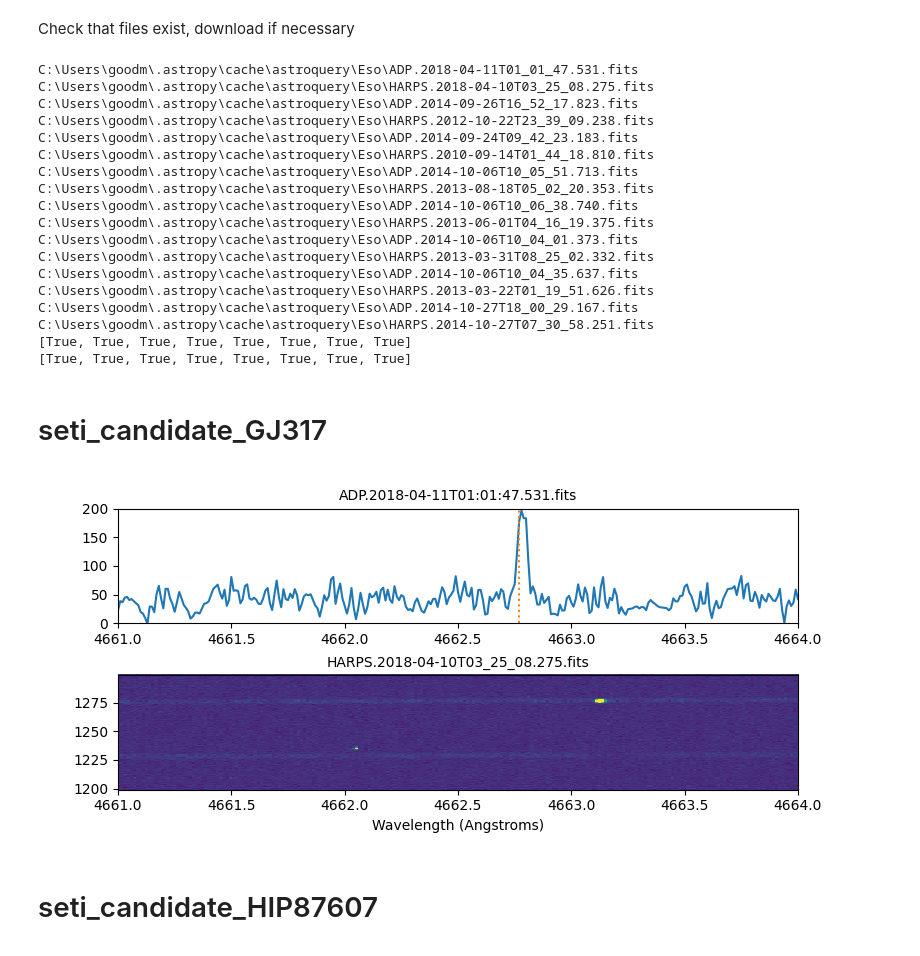
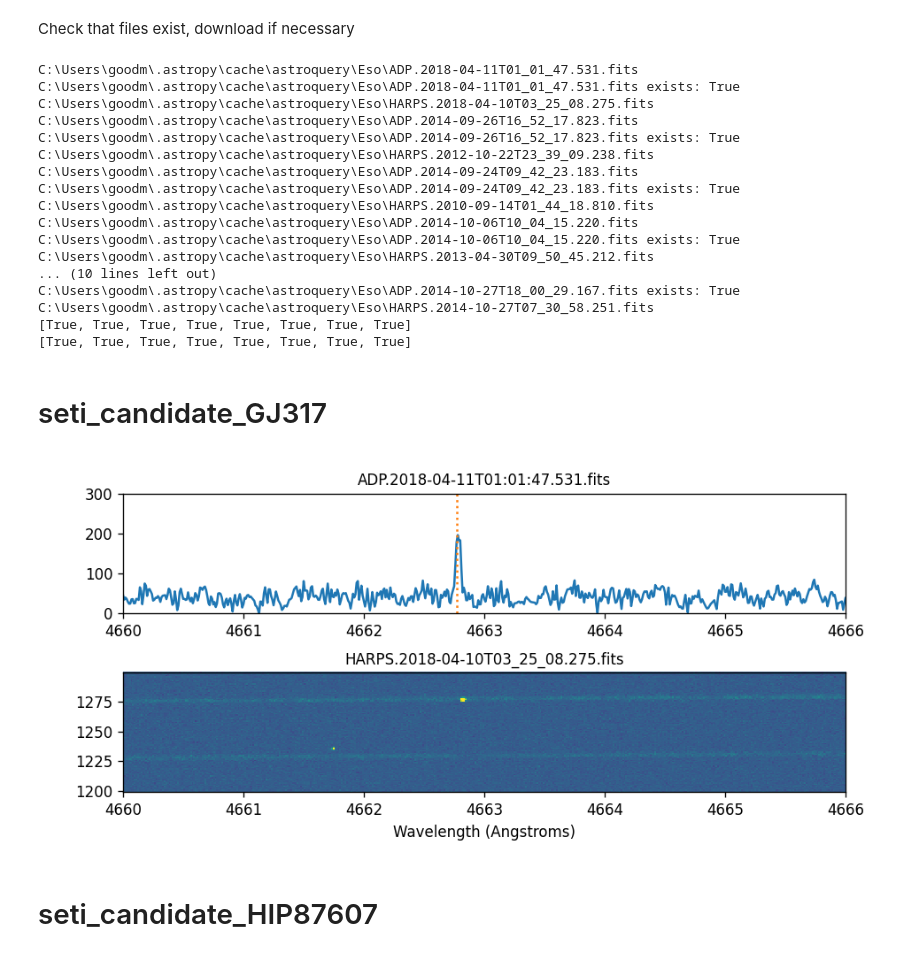
Before and after one commit to goodmanj/optical_seti, a Jupyter notebook: manuscript-figures.ipynb, the cells around one changed output. Saved outputs shown, nothing was run; the diff lists cells and outputs as text; code cells hidden in the pictures.

Commit message:
Revised manuscript figures

```diff
--- a/manuscript-figures.ipynb
+++ b/manuscript-figures.ipynb
@@ -44,7 +44,7 @@ Check that files exist, download if necessary
 benjiname = ["2_ADP.2018-04-11T01_01_47.531_zoom (2).png",
              "20_ADP.2014-09-26T16_52_17.823_zoom (1).png",
              "HARPS_2010-09-14T01_44_18_810cosmicRAY.png",
-             "HARPS_2013-08-18T05_02_20_353bleed.png"
+             "calibrationlampbleedthroughexampleforpaper.pdf    "
              "HD127423.png",
              "airglowexample.png",
              "eruptive_variable_star_reduced_spectrum-1.png",
@@ -63,9 +63,12 @@ fig_label = ["seti_candidate_GJ317",
 specfiles = ["ADP.2018-04-11T01_01_47.531.fits",
              "ADP.2014-09-26T16_52_17.823.fits",
              "ADP.2014-09-24T09_42_23.183.fits",
-             "ADP.2014-10-06T10_05_51.713.fits",
+             "ADP.2014-10-06T10_04_15.220.fits", # 5852.88
+#             "ADP.2014-10-06T10_03_50.550.fits", # Good bleedthrough lamb=5852.05
+#             "ADP.2014-10-06T10_05_51.713.fits", # Old bleedthrough
              "ADP.2014-10-06T10_06_38.740.fits",
-             "ADP.2014-10-06T10_04_01.373.fits",
+#             "ADP.2014-10-06T10_04_01.373.fits", # Old airglow
+             "ADP.2018-02-12T01_02_31.348.fits",
              "ADP.2014-10-06T10_04_35.637.fits",
              "ADP.2014-10-27T18_00_29.167.fits"]
 
@@ -81,6 +84,7 @@ for i in range(len(specfiles)):
         harpscompare.download_spectrum(download_name)
     else:
         print(fullspecfiles[i])
+    print("%s exists: %s"%(fullspecfiles[i],fullspecfiles[i].exists()))
     specfits = fits.open(fullspecfiles[i])
     rawfile = specfits[0].header['PROV1'][:-5]
     specfits.close()
@@ -97,20 +101,19 @@ print([file.exists() for file in fullspecfiles])
 print([file.exists() for file in fullrawfiles])
 # %% [output]
 C:\Users\goodm\.astropy\cache\astroquery\Eso\ADP.2018-04-11T01_01_47.531.fits
+C:\Users\goodm\.astropy\cache\astroquery\Eso\ADP.2018-04-11T01_01_47.531.fits exists: True
 C:\Users\goodm\.astropy\cache\astroquery\Eso\HARPS.2018-04-10T03_25_08.275.fits
 C:\Users\goodm\.astropy\cache\astroquery\Eso\ADP.2014-09-26T16_52_17.823.fits
+C:\Users\goodm\.astropy\cache\astroquery\Eso\ADP.2014-09-26T16_52_17.823.fits exists: True
 C:\Users\goodm\.astropy\cache\astroquery\Eso\HARPS.2012-10-22T23_39_09.238.fits
 C:\Users\goodm\.astropy\cache\astroquery\Eso\ADP.2014-09-24T09_42_23.183.fits
+C:\Users\goodm\.astropy\cache\astroquery\Eso\ADP.2014-09-24T09_42_23.183.fits exists: True
 C:\Users\goodm\.astropy\cache\astroquery\Eso\HARPS.2010-09-14T01_44_18.810.fits
-C:\Users\goodm\.astropy\cache\astroquery\Eso\ADP.2014-10-06T10_05_51.713.fits
-C:\Users\goodm\.astropy\cache\astroquery\Eso\HARPS.2013-08-18T05_02_20.353.fits
-C:\Users\goodm\.astropy\cache\astroquery\Eso\ADP.2014-10-06T10_06_38.740.fits
-C:\Users\goodm\.astropy\cache\astroquery\Eso\HARPS.2013-06-01T04_16_19.375.fits
-C:\Users\goodm\.astropy\cache\astroquery\Eso\ADP.2014-10-06T10_04_01.373.fits
-C:\Users\goodm\.astropy\cache\astroquery\Eso\HARPS.2013-03-31T08_25_02.332.fits
-C:\Users\goodm\.astropy\cache\astroquery\Eso\ADP.2014-10-06T10_04_35.637.fits
-C:\Users\goodm\.astropy\cache\astroquery\Eso\HARPS.2013-03-22T01_19_51.626.fits
-C:\Users\goodm\.astropy\cache\astroquery\Eso\ADP.2014-10-27T18_00_29.167.fits
+C:\Users\goodm\.astropy\cache\astroquery\Eso\ADP.2014-10-06T10_04_15.220.fits
+C:\Users\goodm\.astropy\cache\astroquery\Eso\ADP.2014-10-06T10_04_15.220.fits exists: True
+C:\Users\goodm\.astropy\cache\astroquery\Eso\HARPS.2013-04-30T09_50_45.212.fits
+... (10 lines left out)
+C:\Users\goodm\.astropy\cache\astroquery\Eso\ADP.2014-10-27T18_00_29.167.fits exists: True
 C:\Users\goodm\.astropy\cache\astroquery\Eso\HARPS.2014-10-27T07_30_58.251.fits
 [True, True, True, True, True, True, True, True]
 [True, True, True, True, True, True, True, True]
@@ -119,24 +122,23 @@ C:\Users\goodm\.astropy\cache\astroquery\Eso\HARPS.2014-10-27T07_30_58.251.fits
 # %%
 fig=0
 plt.figure(fig)
 plt.figure(fig).set_size_inches(figurewidth,figureheight)
 plt.clf()
 
 specfits = fits.open(fullspecfiles[fig])
 wave = specfits[1].data[0][0]
 arr1 = specfits[1].data[0][1]
 
 lamb = 4662.77/10
-lamb_range = [4661/10,4664/10]
+lamb_range = [4660/10,4666/10]
 
 harpscompare.compare_spec_to_raw(fullspecfiles[fig],rawfilename=fullrawfiles[fig],lamb=lamb,lamb_range=lamb_range,
-                                 spec_countmin=0,spec_countmax=200,raw_countmin=00,raw_countmax=200)
-plt.ylim(1260,1290)
+                                 spec_countmin=0,spec_countmax=300,raw_countmin=200,raw_countmax=350,doppler_shift=True)
 plt.subplots_adjust(left = .1, right = .95, bottom = .15, top = .9, hspace=.45)
 
 plt.savefig(Path("manuscript-figures")/(fig_label[fig]+".pdf"),format="pdf")
 # %% [output]
-[figure, old version]
+[figure, new version]
 # %% [markdown]
 # seti_candidate_HIP87607
 # %%
```
Also changed, not shown: parts of 3 cells of this notebook, 5 other files.
